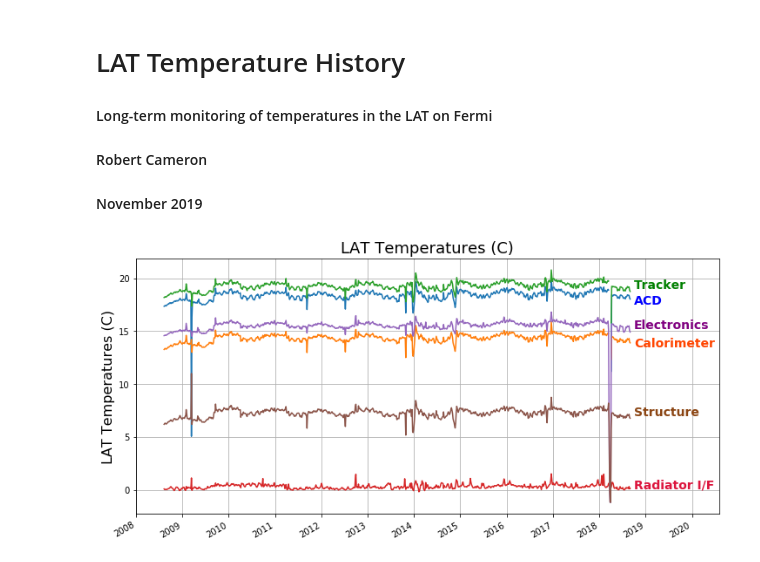
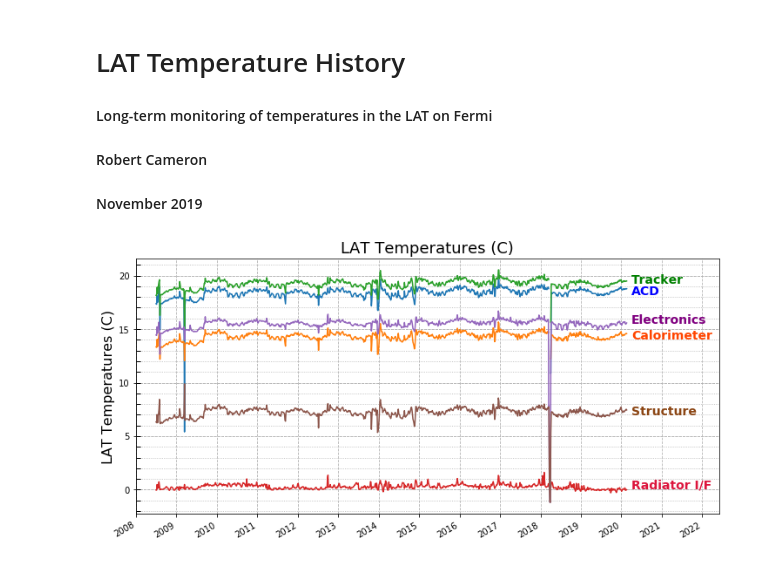
Before and after one commit to rac101/LATmetrics, a Jupyter notebook: LAT-Temp-History.ipynb, the cells around one changed output. Saved outputs shown, nothing was run; the diff lists cells and outputs as text; code cells hidden in the pictures.

```diff
--- a/LAT-Temp-History.ipynb
+++ b/LAT-Temp-History.ipynb
@@ -26,16 +26,23 @@ GASUtemp = 'L_DAQ_P_GASU_T'
 XLPtemp = 'L_MCH_XLPLT_5T'
 
 # read ASCII text data file, containing time and Mean, RMS, Min, Max for each LAT temperature
+# 10-year data file
+#file = "/Users/rac/Documents/GLAST/ISOC/LATmetrics/10yearLAT/LATtemps.txt"
+#cols = ['year','month','day','hour','minute','second','ACD','As','Ab','At','CAL','Cs','Cb','Ct','TKR','Ts','Tb','Tt','RIT','Rs','Rb','Rt','GASU','Gs','Gb','Gt','XLP','Xs','Xb','Xt']
+#f = pd.read_csv(file,names=cols,skiprows=1,skip_blank_lines=1,delim_whitespace=True)
+#ymd = pd.to_datetime(f[['year', 'month', 'day','hour','minute','second']])
 
-file = "/Users/rac/Documents/GLAST/ISOC/LATmetrics/10yearLAT/LATtemps.txt"
-cols = ['year','month','day','hour','minute','second','ACD','As','Ab','At','CAL','Cs','Cb','Ct','TKR','Ts','Tb','Tt','RIT','Rs','Rb','Rt','GASU','Gs','Gb','Gt','XLP','Xs','Xb','Xt']
-f = pd.read_csv(file,names=cols,skiprows=1,skip_blank_lines=1,delim_whitespace=True)
-ymd = pd.to_datetime(f[['year', 'month', 'day','hour','minute','second']])
+# full mission data file
+file = "/Users/rac/Documents/GLAST/ISOC/LATmetrics/10yearLAT/full-mission/temp-data-1000.csv"
+cols = ['time','ACD','As','Ab','At','CAL','Cs','Cb','Ct','TKR','Ts','Tb','Tt','RIT','Rs','Rb','Rt','GASU','Gs','Gb','Gt','XLP','Xs','Xb','Xt']
+f = pd.read_csv(file,names=cols,skiprows=6,skip_blank_lines=1)
+ymd = pd.to_datetime(f['time'])
 # %%
 fig = plt.figure(figsize = [12,6])
 ax = fig.add_subplot(111)
 #ax.set_ylim(0,110)
-ax.set_xlim([dt.date(2008, 1, 1), dt.date(2020, 8, 1)])
+ax.set_xlim([dt.date(2008, 1, 1), dt.date(2022, 6, 1)])
+dtext = dt.date(2020,4,1)
 #ax.plot(ymd,f['ACD'],label='ACD',color='r')
 #ax.plot(ymd,f['CAL'],label='CAL',color='b')
 #ax.plot(ymd,f['TKR'],label='CAL',color='b')
@@ -48,41 +55,44 @@ ax.plot(ymd,f['TKR'],label='Tracker')
 ax.plot(ymd,f['RIT'],label='Radiator Interface')
 ax.plot(ymd,f['GASU'],label='Electronics')
 ax.plot(ymd,f['XLP'],label='Structure')
-dtext = dt.date(2018,10,1)
-plt.text(dtext,19,'Tracker',color='g',size=14,weight='bold')
-plt.text(dtext,17.5,'ACD',color='b',size=14,weight='bold')
-plt.text(dtext,15.2,'Electronics',color='purple',size=14,weight='bold')
-plt.text(dtext,13.5,'Calorimeter',color='orangered',size=14,weight='bold')
+dtext = dt.date(2020,4,1)
+plt.text(dtext,19.3,'Tracker',color='g',size=14,weight='bold')
+plt.text(dtext,18.2,'ACD',color='b',size=14,weight='bold')
+plt.text(dtext,15.5,'Electronics',color='purple',size=14,weight='bold')
+plt.text(dtext,14.1,'Calorimeter',color='orangered',size=14,weight='bold')
 plt.text(dtext,7,'Structure',color='saddlebrown',size=14,weight='bold')
 plt.text(dtext,0.1,'Radiator I/F',color='crimson',size=14,weight='bold')
 
 #ax.legend()
-ax.grid(True)
 #plt.xlabel("Time")
 plt.ylabel("LAT Temperatures (C)",size=16)
 plt.title("LAT Temperatures (C)",size=18)
 
 # set Major and Minor ticks on the time axis
 
 #plt.gca().xaxis.set_major_locator(mdates.DayLocator((1,10,20)))
 #plt.gca().xaxis.set_major_locator(mdates.DayLocator((0,5,10,15,20,25,30)))
 #plt.gca().xaxis.set_major_locator(mdates.DayLocator(interval=10))
 #plt.gca().xaxis.set_minor_locator(mdates.DayLocator(interval=1))
 #plt.gca().xaxis.set_major_locator(mdates.MonthLocator(interval=1))
 
 locator = mdates.AutoDateLocator(minticks=3, maxticks=17)
 ax.xaxis.set_major_locator(locator)
 #plt.gca().xaxis.set_minor_locator(mdates.DayLocator(interval=10))
-#ax.xaxis.set_minor_locator(MultipleLocator(5))
+ax.yaxis.set_minor_locator(MultipleLocator(1))
 #formatter = mdates.ConciseDateFormatter(locator)    ##### does not exist in my version of Matplotlib!!!
 #ax.xaxis.set_major_formatter(formatter)
 
 #plt.gca().xaxis.set_major_formatter(mdates.DateFormatter("%Y-%b-%d"))
+#ax.grid(which='major', color='#CCCCCC', linestyle='--')
+#ax.grid(which='minor', color='#CCCCCC', linestyle=':')
+ax.grid(which='major', linestyle='--')
+ax.grid(which='minor', linestyle=':')
 
 plt.gcf().autofmt_xdate()
 
 ax.tick_params(which='minor', length=5, width=1, direction='in')
 
 plt.show()
 # %% [output]
-[figure, old version]
+[figure, new version]
```
Also changed, not shown: 8 other files.
